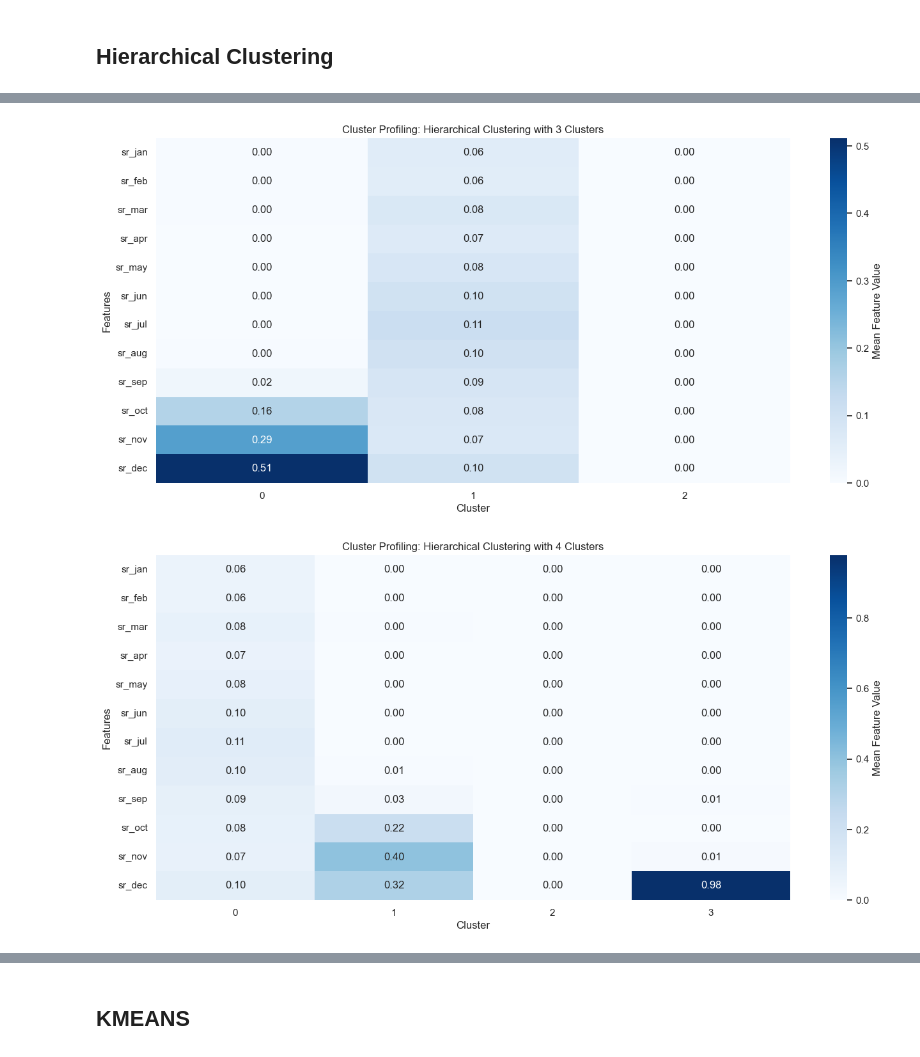
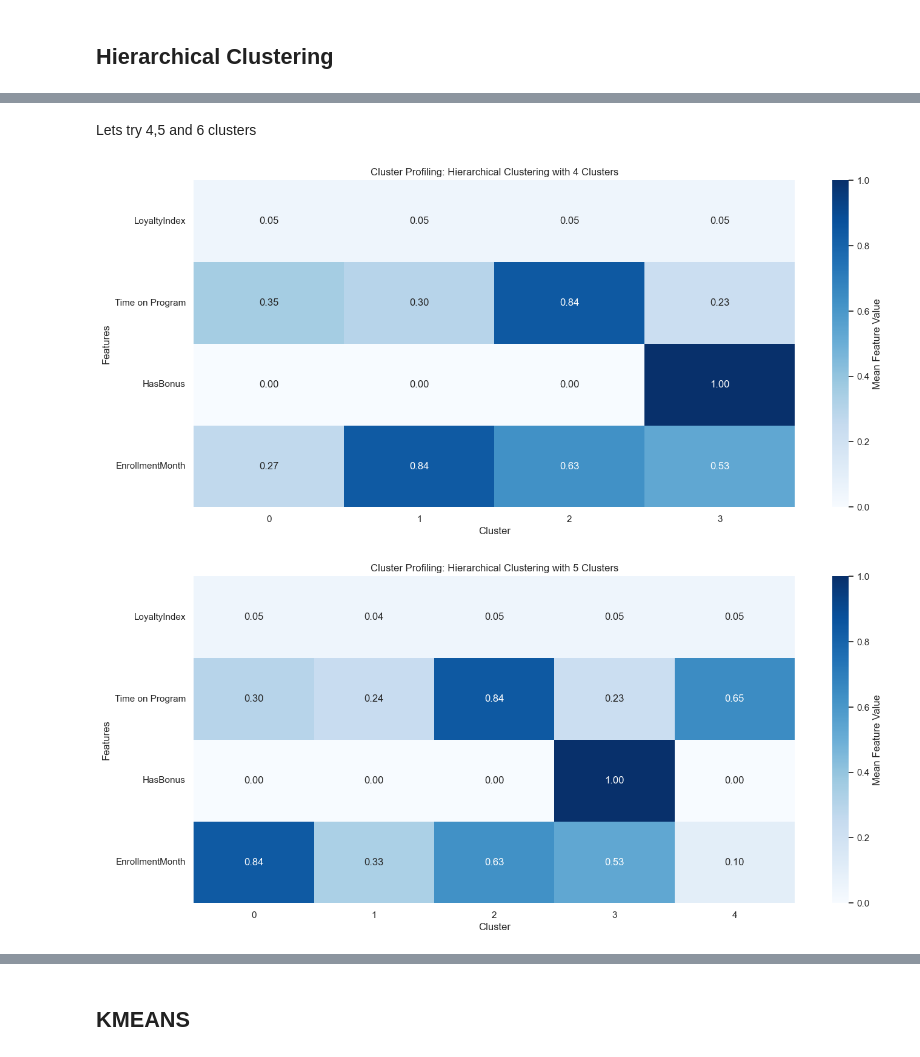
Before and after one commit to calcoafrancisca/Group-39---DM---Part2, a Jupyter notebook: Loyalty Perspective.ipynb, the cells around one changed output, grey strips where cells are left out. Drawn from its saved outputs; the diff is of its cells as text; code cells hidden in the pictures.

```diff
--- a/Loyalty Perspective.ipynb
+++ b/Loyalty Perspective.ipynb
@@ -53,8 +53,8 @@ from matplotlib.colors import LinearSegmentedColormap
 import plotly.express as px
 import matplotlib.cm as cm
 # %%
-churn_clustering = pd.read_csv("df_ready_for_clustering.csv")
-churn_clustering.head()
+loyalty_clustering = pd.read_csv("df_ready_for_clustering.csv")
+loyalty_clustering.head()
 # %% [output]
 |  | PointsRedeemedRatio | FlightsWithCompanionsRatio | AvgDistancePerFlight | KMPerRedeemedPoint | UnredeemedPoints | ... |
 | 0 | 0.387904 | 0.200000 | 2356.577778 | 25.786888 | 32446 | ... |
@@ -105,0 +66,4 @@ dtype: int64
+# %%
+features = ['LoyaltyIndex','Time on Program', 'HasBonus', 'EnrollmentMonth']
+loyalty_clustering = loyalty_clustering[features]
+loyalty_clustering.head()
@@ -106,7 +106,7 @@ dtype: int64
 # %%
 # Normalize numerical columns
-numerical_columns = df_seasonal.select_dtypes(include=['int64', 'float64']).columns.tolist()
+numerical_columns = loyalty_clustering.select_dtypes(include=['int64', 'float64']).columns.tolist()
 scaler = MinMaxScaler()
-df_seasonal[numerical_columns] = scaler.fit_transform(df_seasonal[numerical_columns])
-df_seasonal.head()
+loyalty_clustering[numerical_columns] = scaler.fit_transform(loyalty_clustering[numerical_columns])
+loyalty_clustering.head()
 # %% [output]
@@ -222,32 +222,34 @@ plt.show()
+# %% [markdown]
+Lets try 4,5 and 6 clusters
 # %%
-# Test with nclusters=3
+# Test with nclusters=4
 hc = AgglomerativeClustering(
-    n_clusters=3,
+    n_clusters=4,
     metric='euclidean',
     linkage='ward'
 )
-hc_labels3 = hc.fit_predict(df_seasonal)
+hc_labels4 = hc.fit_predict(loyalty_clustering)
 # %%
-X = df_seasonal.copy()
-X['labels'] = hc_labels3
+X = loyalty_clustering.copy()
+X['labels'] = hc_labels4
 
-cluster_means = X.groupby('labels')[df_seasonal.columns].mean().T
+cluster_means = X.groupby('labels')[loyalty_clustering.columns].mean().T
 
 plt.figure(figsize=(16,7))
 sns.heatmap(
     cluster_means,
     cmap="Blues",
     annot=True,
     fmt=".2f",
     cbar_kws={'label': 'Mean Feature Value'}
 )
 plt.xlabel("Cluster")
 plt.ylabel("Features")
-plt.title("Cluster Profiling: Hierarchical Clustering with 3 Clusters")
+plt.title("Cluster Profiling: Hierarchical Clustering with 4 Clusters")
 plt.yticks(rotation=0)
 plt.show()
 # %% [output]
-[figure, old version]
+[figure, new version]
 # %%
 # Now do the same but for nclusters=4
 hc = AgglomerativeClustering(
@@ -259,8 +261,8 @@ hc_labels4 = hc.fit_predict(df_seasonal)
 # %%
-X = df_seasonal.copy()
-X['labels'] = hc_labels4
+X = loyalty_clustering.copy()
+X['labels'] = hc_labels5
 
-cluster_means = X.groupby('labels')[df_seasonal.columns].mean().T
+cluster_means = X.groupby('labels')[loyalty_clustering.columns].mean().T
 
 plt.figure(figsize=(16,7))
 sns.heatmap(
@@ -272,11 +274,11 @@ sns.heatmap(
 )
 plt.xlabel("Cluster")
 plt.ylabel("Features")
-plt.title("Cluster Profiling: Hierarchical Clustering with 4 Clusters")
+plt.title("Cluster Profiling: Hierarchical Clustering with 5 Clusters")
 plt.yticks(rotation=0)
 plt.show()
 # %% [output]
-[figure, old version]
+[figure, new version]
 # %%
 # Now nclusters=5
 hc = AgglomerativeClustering(
```
Also changed, not shown: parts of 34 cells of this notebook, 2 other files.
